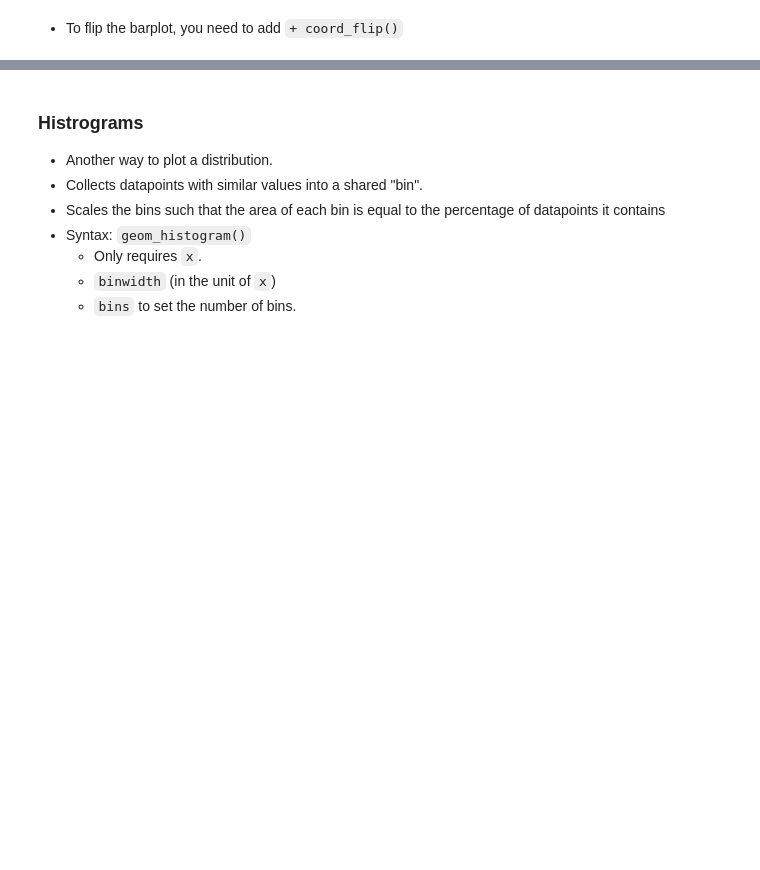
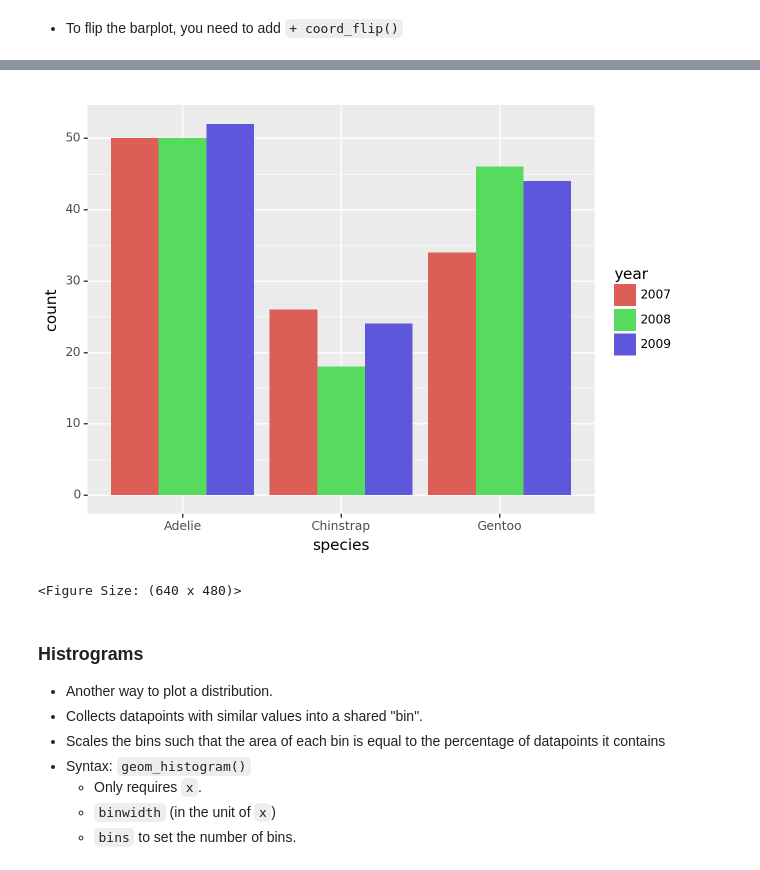
Before and after one commit to yongsa-nut/TU_CN240_DataScience_671, a Jupyter notebook: Visualization_Basic.ipynb, the cells around one changed output, grey strips where cells are left out. Saved outputs shown, nothing was run; the diff lists cells and outputs as text; code cells hidden in the pictures; blank space fills up the shorter version.

```diff
--- a/Visualization_Basic.ipynb
+++ b/Visualization_Basic.ipynb
@@ -335,3 +409,12 @@ ggplot(data = penguins, mapping = aes(x = "island", fill = "island"))  + geom_ba
+# %%
+penguins['year'] = penguins['year'].astype('category')
+(
+    ggplot(data = penguins, mapping = aes(x = "species", fill = "year"))  +
+    geom_bar(position='dodge')
+)
+# %% [output]
+[figure, added]
+<Figure Size: (640 x 480)>
 # %% [markdown]
 ### Histrograms
 
```
Also changed, not shown: parts of 45 cells of this notebook.
